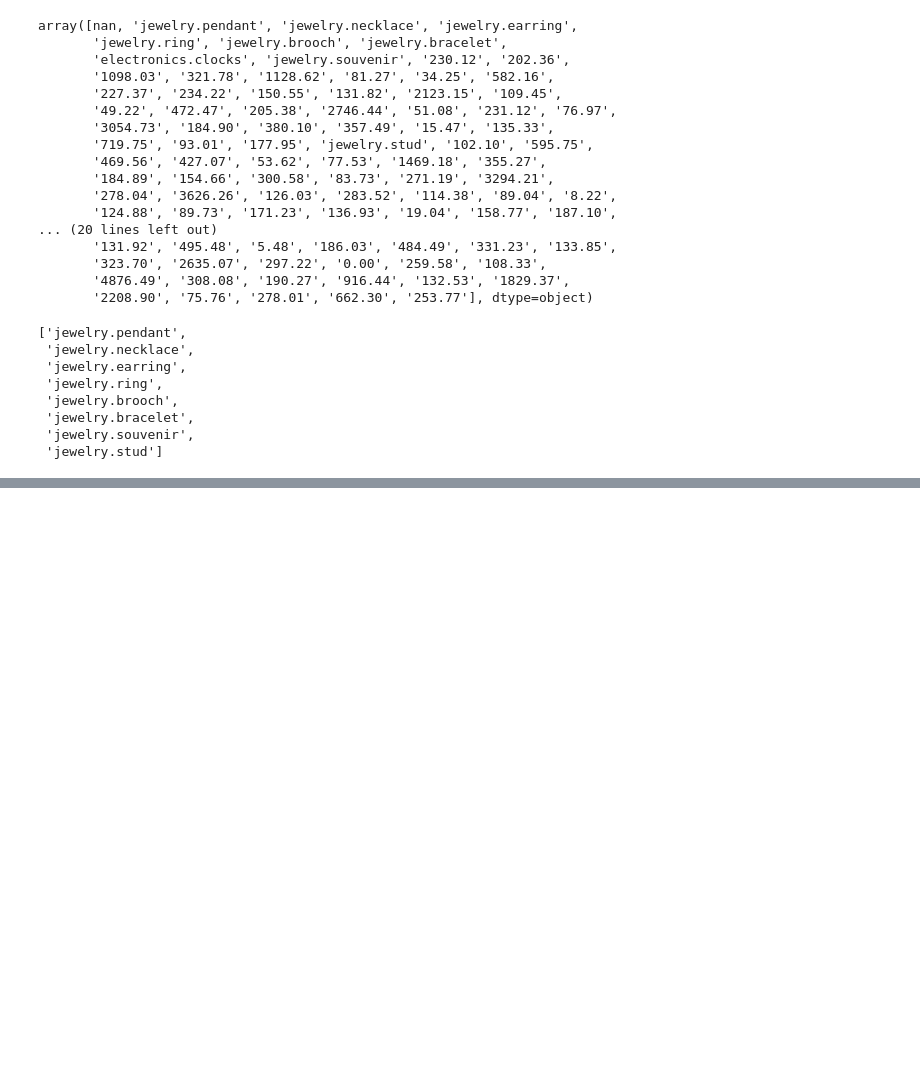
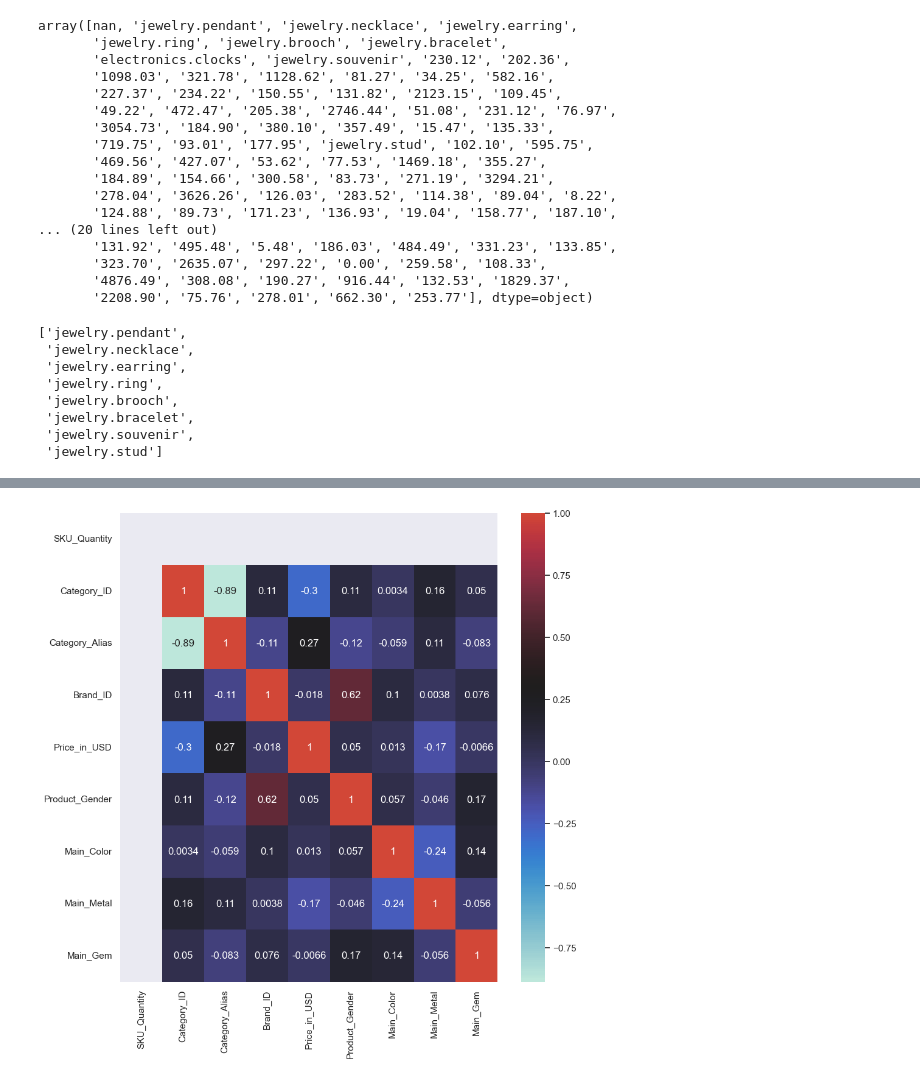
Before and after one commit to TestimOnyOni/OptimumJewelryPrice, a Jupyter notebook: Notebooks/OptimumJewelryPricing.ipynb, the cells around one changed output, grey strips where cells are left out. Saved outputs shown, nothing was run; the diff lists cells and outputs as text; code cells hidden in the pictures; blank space fills up the shorter version.

```diff
--- a/Notebooks/OptimumJewelryPricing.ipynb
+++ b/Notebooks/OptimumJewelryPricing.ipynb
@@ -361,0 +370,20 @@ plt.show(), plt.close
+# %%
+# Encoding strings as numerical features
+# coded_trimed = trimed # preserve the trimed for now
+coded_trimed = trimed.copy()
+# %%
+# coded_trimed["Category_Alias"] = coded_trimed["Category_Alias"].fillna("Unknown")
+encoded, category_code = pd.factorize(coded_trimed["Category_Alias"]) # for categories
+coded_trimed.loc[:, "Category_Alias"] = encoded
+
+encoded, category_code = pd.factorize(coded_trimed["Product_Gender"]) # for genders
+coded_trimed.loc[:, "Product_Gender"] = encoded
+
+encoded, category_code = pd.factorize(coded_trimed["Main_Gem"]) # for gem
+coded_trimed.loc[:, "Main_Gem"] = encoded
+
+encoded, category_code = pd.factorize(coded_trimed["Main_Metal"]) # for metal
+coded_trimed.loc[:, "Main_Metal"] = encoded
+
+encoded, category_code = pd.factorize(coded_trimed["Main_Color"]) # for color
+coded_trimed.loc[:, "Main_Color"] = encoded
@@ -361,0 +413,4 @@ plt.show(), plt.close
+# %%
+# Correlation metrix
+correlations = coded_trimed.drop(labels = ["Order_DateTime", "Product_ID", "Order_ID", "User_ID"], axis = 1).corr(method = "spearman")
+correlations
@@ -361,0 +428,6 @@ plt.show(), plt.close
+# %%
+plt.figure(figsize = (10, 10))
+sns.heatmap(correlations, annot = True, center = 0.3)
+plt.show(); plt.close()
+# %% [output]
+[figure, added]
```
Also changed, not shown: parts of 33 cells of this notebook.
